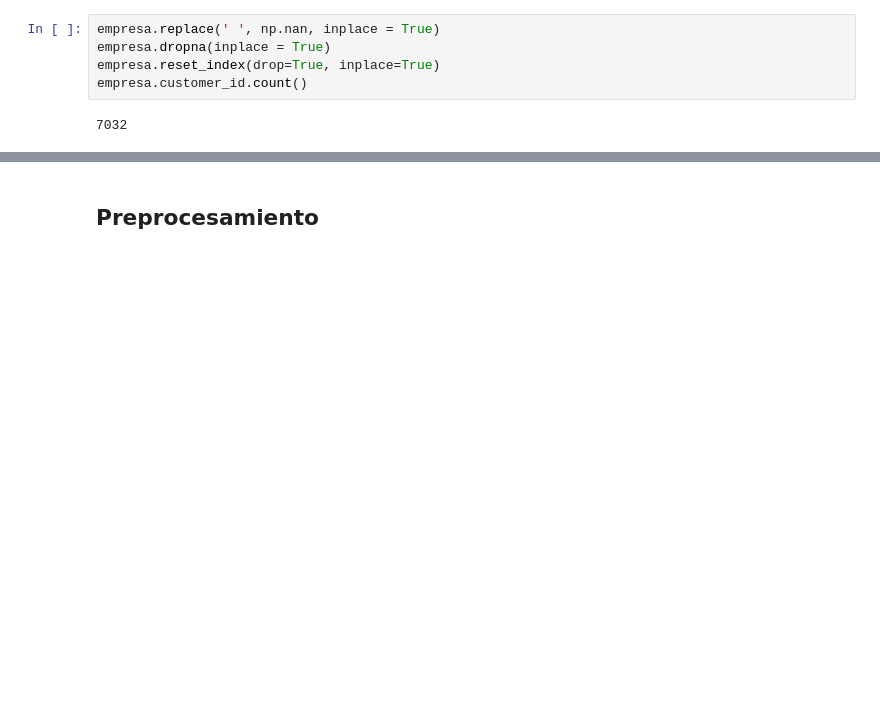
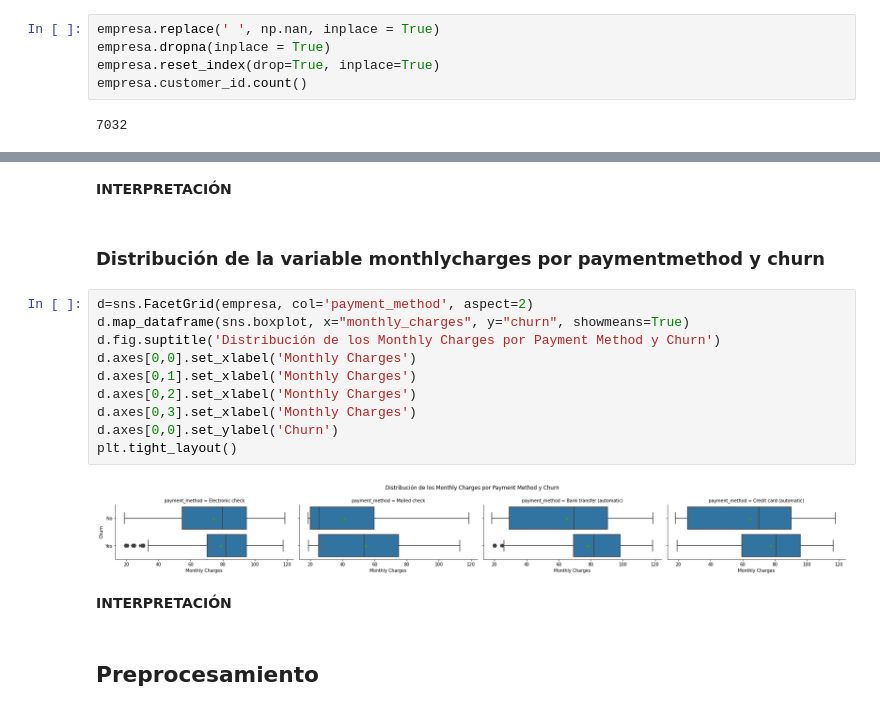
Before and after one commit to lorena10/LALA, a Jupyter notebook: proyecto_1_md.ipynb, the cells around one changed output, grey strips where cells are left out. Cells and saved outputs as stored; diff of their text form; blank space fills up the shorter version.

```diff
--- a/proyecto_1_md.ipynb
+++ b/proyecto_1_md.ipynb
@@ -60,3 +312,21 @@ object
+# %% [markdown]
+**INTERPRETACIÓN**
+# %% [markdown]
+### Distribución de la variable monthlycharges por paymentmethod y churn
+# %%
+d=sns.FacetGrid(empresa, col='payment_method', aspect=2)
+d.map_dataframe(sns.boxplot, x="monthly_charges", y="churn", showmeans=True)
+d.fig.suptitle('Distribución de los Monthly Charges por Payment Method y Churn')
+d.axes[0,0].set_xlabel('Monthly Charges')
+d.axes[0,1].set_xlabel('Monthly Charges')
+d.axes[0,2].set_xlabel('Monthly Charges')
+d.axes[0,3].set_xlabel('Monthly Charges')
+d.axes[0,0].set_ylabel('Churn')
+plt.tight_layout()
+# %% [output]
+[figure, added]
+# %% [markdown]
+**INTERPRETACIÓN**
 # %% [markdown]
 ## Preprocesamiento
 # %% [markdown]
```
Also changed, not shown: parts of 87 cells of this notebook.
